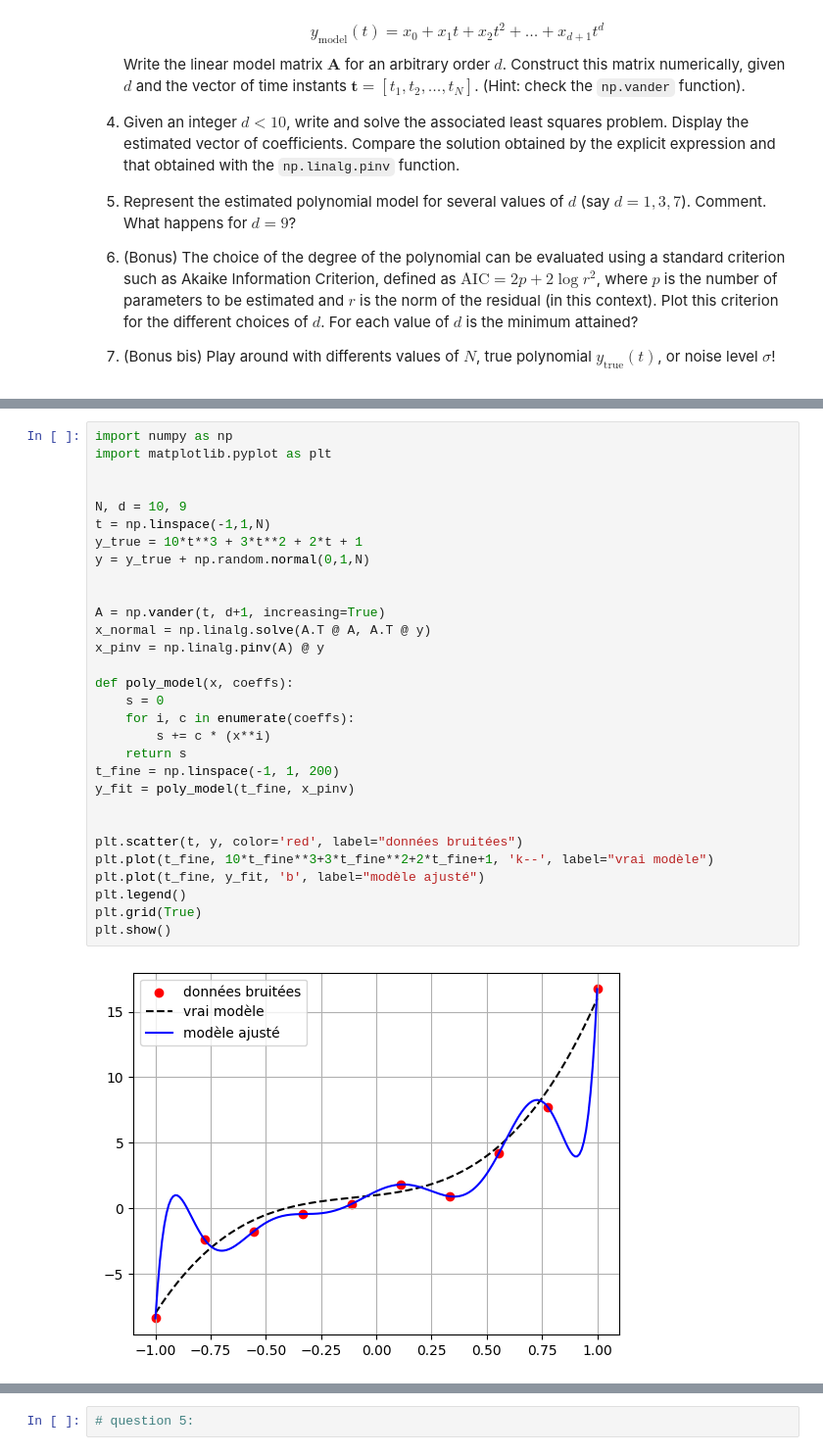
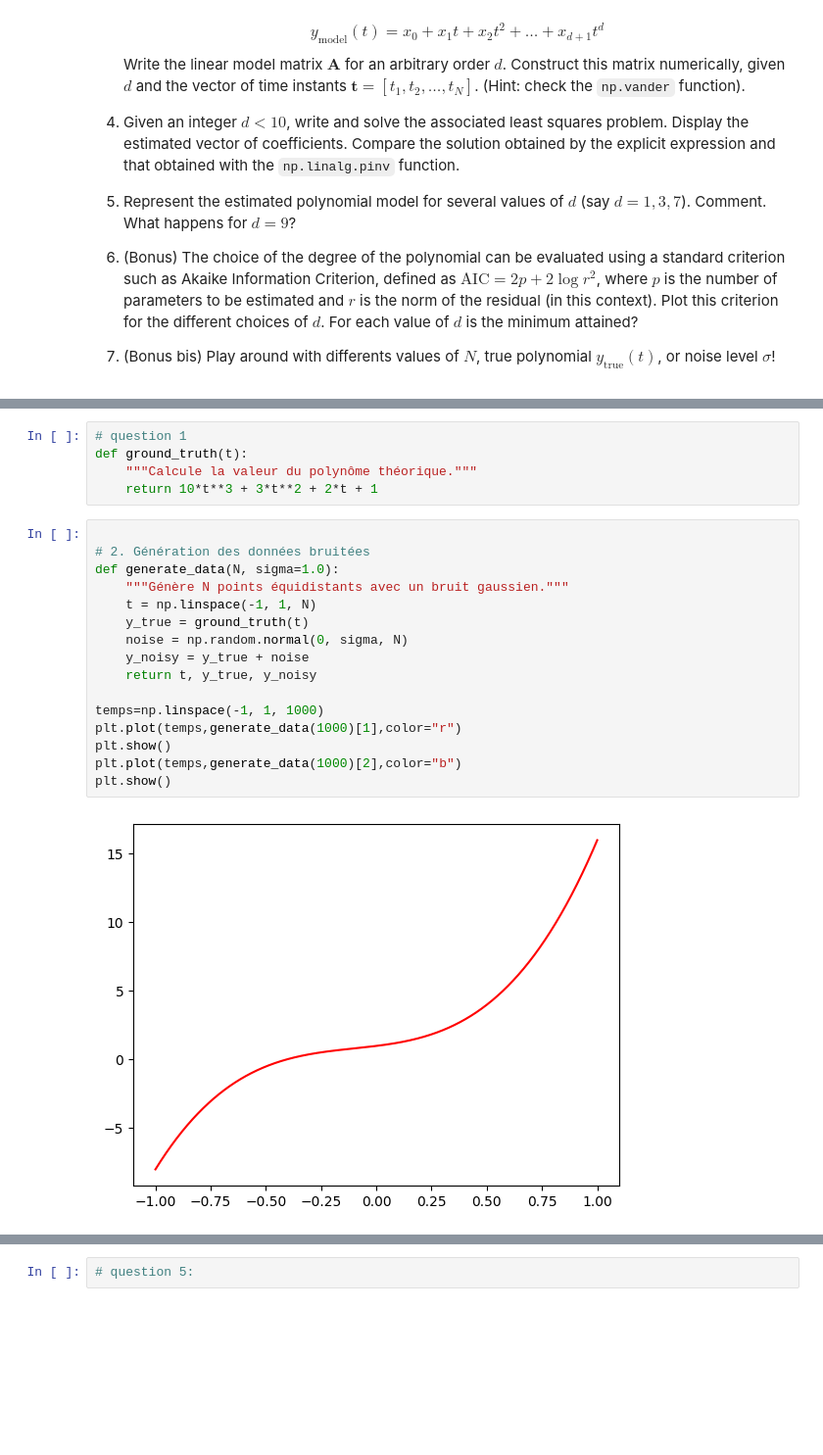
Before and after one commit to LangHug/Projet_oiseaux, a Jupyter notebook: labs/LW1.ipynb, the cells around one changed output, grey strips where cells are left out. Shown at 98% size. Cells and saved outputs as stored; diff of their text form; blank space fills up the shorter version.

```diff
--- a/labs/LW1.ipynb
+++ b/labs/LW1.ipynb
@@ -98,32 +47,23 @@ print(genere_matrice(3,3))
-# %%
-import numpy as np
-import matplotlib.pyplot as plt
-
-
-N, d = 10, 9
-t = np.linspace(-1,1,N)
-y_true = 10*t**3 + 3*t**2 + 2*t + 1
-y = y_true + np.random.normal(0,1,N)
-
-
-A = np.vander(t, d+1, increasing=True)
-x_normal = np.linalg.solve(A.T @ A, A.T @ y)
-x_pinv = np.linalg.pinv(A) @ y
-
-def poly_model(x, coeffs):
-    s = 0
-    for i, c in enumerate(coeffs):
-        s += c * (x**i)
-    return s
-t_fine = np.linspace(-1, 1, 200)
-y_fit = poly_model(t_fine, x_pinv)
-
-
-plt.scatter(t, y, color='red', label="données bruitées")
-plt.plot(t_fine, 10*t_fine**3+3*t_fine**2+2*t_fine+1, 'k--', label="vrai modèle")
-plt.plot(t_fine, y_fit, 'b', label="modèle ajusté")
-plt.legend()
-plt.grid(True)
-plt.show()
-# %% [output]
-[figure, removed]
+# %%
+# question 1
+def ground_truth(t):
+    """Calcule la valeur du polynôme théorique."""
+    return 10*t**3 + 3*t**2 + 2*t + 1
+# %%
+
+# 2. Génération des données bruitées
+def generate_data(N, sigma=1.0):
+    """Génère N points équidistants avec un bruit gaussien."""
+    t = np.linspace(-1, 1, N)
+    y_true = ground_truth(t)
+    noise = np.random.normal(0, sigma, N)
+    y_noisy = y_true + noise
+    return t, y_true, y_noisy
+
+temps=np.linspace(-1, 1, 1000)
+plt.plot(temps,generate_data(1000)[1],color="r")
+plt.show()
+plt.plot(temps,generate_data(1000)[2],color="b")
+plt.show()
+# %% [output]
+[figure, added]
```
Also changed, not shown: parts of 20 cells of this notebook.
